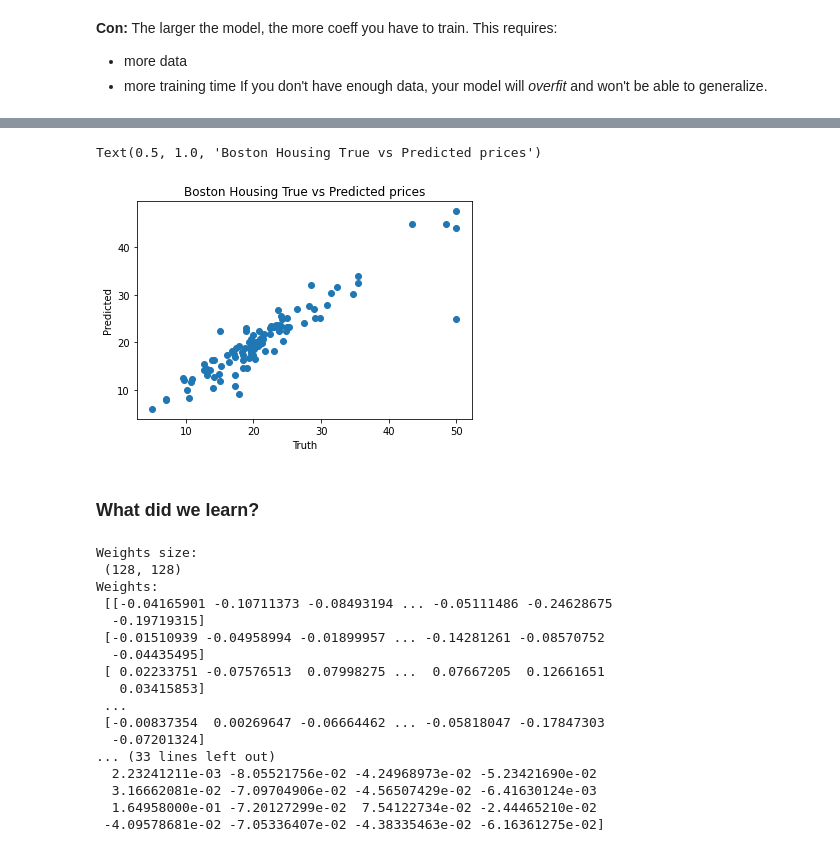
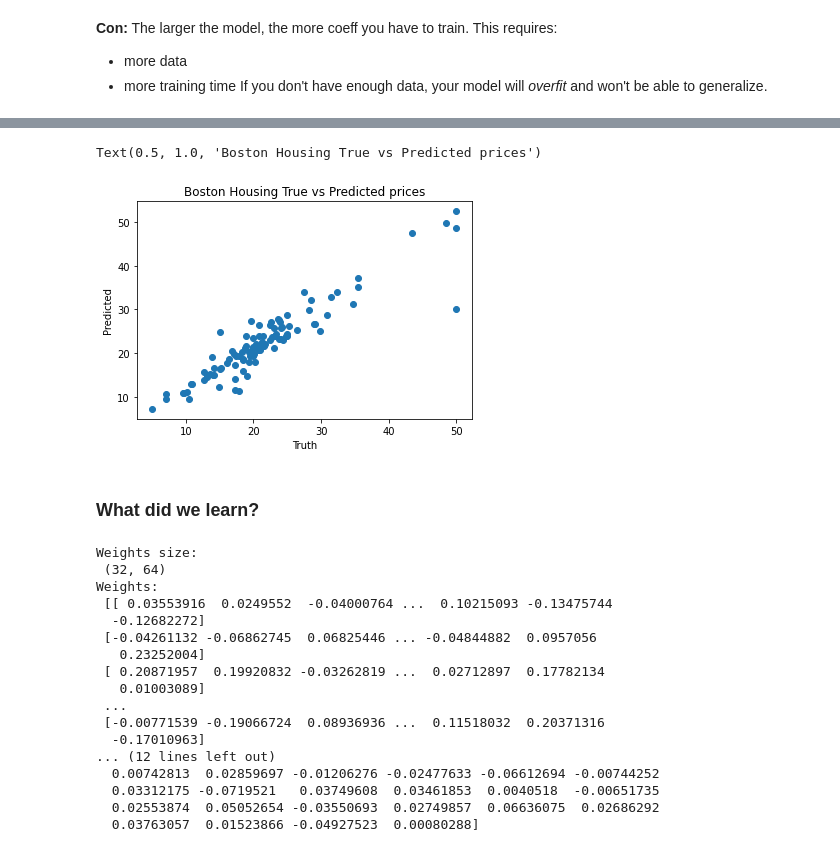
Before and after one commit to serpawatwit/EAI21, a Jupyter notebook: Boston_housing_dense_NN_using_Keras_pipeline.ipynb, the cells around one changed output, grey strips where cells are left out. Drawn from its saved outputs; the diff is of its cells as text; code cells hidden in the pictures.

```diff
--- a/Boston_housing_dense_NN_using_Keras_pipeline.ipynb
+++ b/Boston_housing_dense_NN_using_Keras_pipeline.ipynb
@@ -312,12 +312,13 @@ If you don't have enough data, your model will *overfit* and won't be able to ge
 def my_model():
 	# Add layers in given order
   model = Sequential()
-  model.add(Dense(128, input_shape=(Xtrain.shape[1],), activation='relu'))
-  model.add(Dense(128, activation='relu'))
-  model.add(Dense(128, activation='relu'))
-  model.add(Dense(128, activation='relu'))
-  model.add(Dense(128, activation='relu'))
-  model.add(Dense(128, activation='relu'))
+  model.add(Dense(32, input_shape=(Xtrain.shape[1],), activation='relu', name = 'Input'))
+  model.add(Dense(64, activation='relu', name = 'Hidden1'))
+  model.add(Dense(128, activation='relu', name = 'Hidden2'))
+  model.add(Dense(128, activation='relu', name = 'Hidden3'))
+  model.add(Dense(128, activation='relu', name = 'Hidden4'))
+  model.add(Dense(128, activation='relu', name = 'Hidden5'))
+  model.add(Dense(128, activation='relu', name = 'Hidden6'))
   model.add(Dense(1))
 	# Compile model
   model.compile(loss='mean_squared_error', optimizer='adam', metrics=['mae'])
@@ -327,7 +328,7 @@ ne = 64 #number of train loops
 
 #Train
 model = my_model()
-model.fit(Xtrain, ytrain, epochs=ne, batch_size=1, verbose=1)
+model.fit(Xtrain, ytrain, epochs=ne, batch_size=32, verbose=1)
 
 #Test
 #see performance on test data using trained model
@@ -365,5 +366,5 @@ Test: MAE my network: 2.12
 Text(0.5, 1.0, 'Boston Housing True vs Predicted prices')
-[figure, old version]
+[figure, new version]
 # %% [markdown]
 ### What did we learn?
 # %%
@@ -374,19 +375,19 @@ print('Weights size: \n', weights.shape)
 print('Weights: \n', weights,'\n Bias: \n' ,bias)
 # %% [output]
 Weights size:
- (128, 128)
+ (32, 64)
 Weights:
- [[-0.04165901 -0.10711373 -0.08493194 ... -0.05111486 -0.24628675
-  -0.19719315]
- [-0.01510939 -0.04958994 -0.01899957 ... -0.14281261 -0.08570752
-  -0.04435495]
- [ 0.02233751 -0.07576513  0.07998275 ...  0.07667205  0.12661651
-   0.03415853]
+ [[ 0.03553916  0.0249552  -0.04000764 ...  0.10215093 -0.13475744
+  -0.12682272]
+ [-0.04261132 -0.06862745  0.06825446 ... -0.04844882  0.0957056
+   0.23252004]
+ [ 0.20871957  0.19920832 -0.03262819 ...  0.02712897  0.17782134
+   0.01003089]
  ...
- [-0.00837354  0.00269647 -0.06664462 ... -0.05818047 -0.17847303
-  -0.07201324]
-... (33 lines left out)
-  2.23241211e-03 -8.05521756e-02 -4.24968973e-02 -5.23421690e-02
-  3.16662081e-02 -7.09704906e-02 -4.56507429e-02 -6.41630124e-03
-  1.64958000e-01 -7.20127299e-02  7.54122734e-02 -2.44465210e-02
- -4.09578681e-02 -7.05336407e-02 -4.38335463e-02 -6.16361275e-02]
+ [-0.00771539 -0.19066724  0.08936936 ...  0.11518032  0.20371316
+  -0.17010963]
+... (12 lines left out)
+  0.00742813  0.02859697 -0.01206276 -0.02477633 -0.06612694 -0.00744252
+  0.03312175 -0.0719521   0.03749608  0.03461853  0.0040518  -0.00651735
+  0.02553874  0.05052654 -0.03550693  0.02749857  0.06636075  0.02686292
+  0.03763057  0.01523866 -0.04927523  0.00080288]
```
Also changed, not shown: parts of 2 cells of this notebook.
